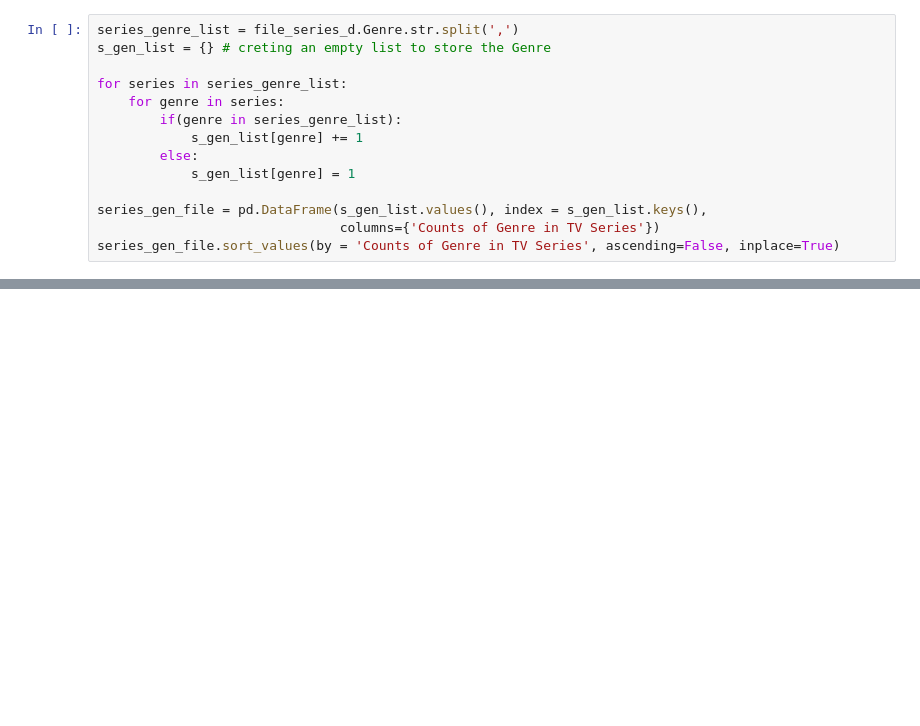
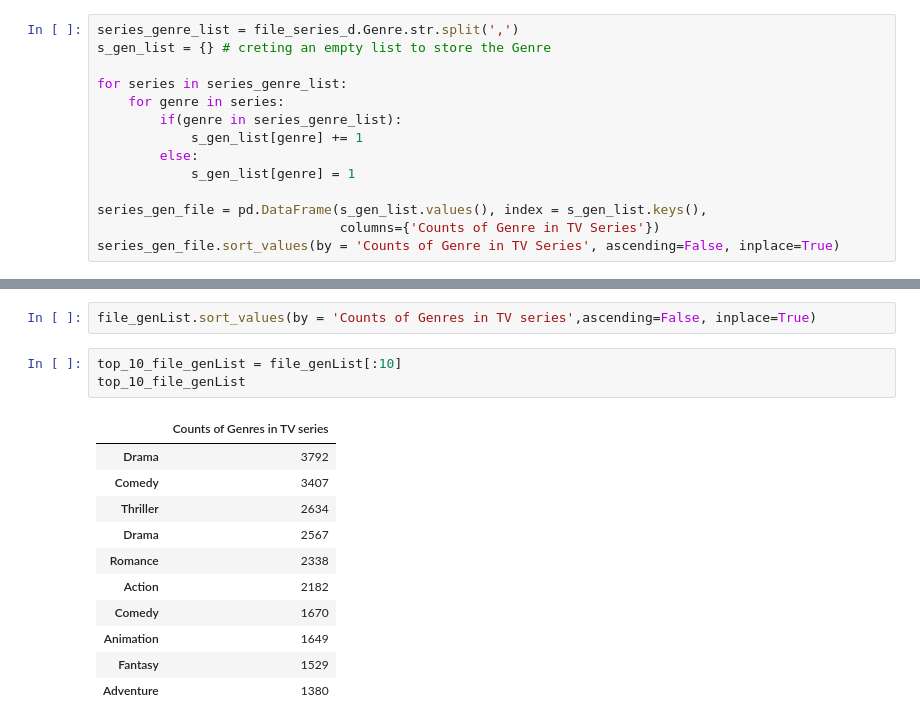
Before and after one commit to KunalSharma2001/Exploratory-data-analysis-EDA-, a Jupyter notebook: Netflix EDA/Netflix Data Analysis (EDA).ipynb, the cells around one changed output, grey strips where cells are left out. Cells and saved outputs as stored; diff of their text form; blank space fills up the shorter version.

```diff
--- a/Netflix EDA/Netflix Data Analysis (EDA).ipynb
+++ b/Netflix EDA/Netflix Data Analysis (EDA).ipynb
@@ -177,0 +190,17 @@ series_gen_file.sort_values(by = 'Counts of Genre in TV Series', ascending=False
+# %%
+file_genList.sort_values(by = 'Counts of Genres in TV series',ascending=False, inplace=True)
+# %%
+top_10_file_genList = file_genList[:10]
+top_10_file_genList
+# %% [output]
+|  | Counts of Genres in TV series |
+| Drama | 3792 |
+| Comedy | 3407 |
+| Thriller | 2634 |
+| Drama | 2567 |
+| Romance | 2338 |
+| Action | 2182 |
+| Comedy | 1670 |
+| Animation | 1649 |
+| Fantasy | 1529 |
+| Adventure | 1380 |
```
Also changed, not shown: parts of 21 cells of this notebook, 1 other file.
